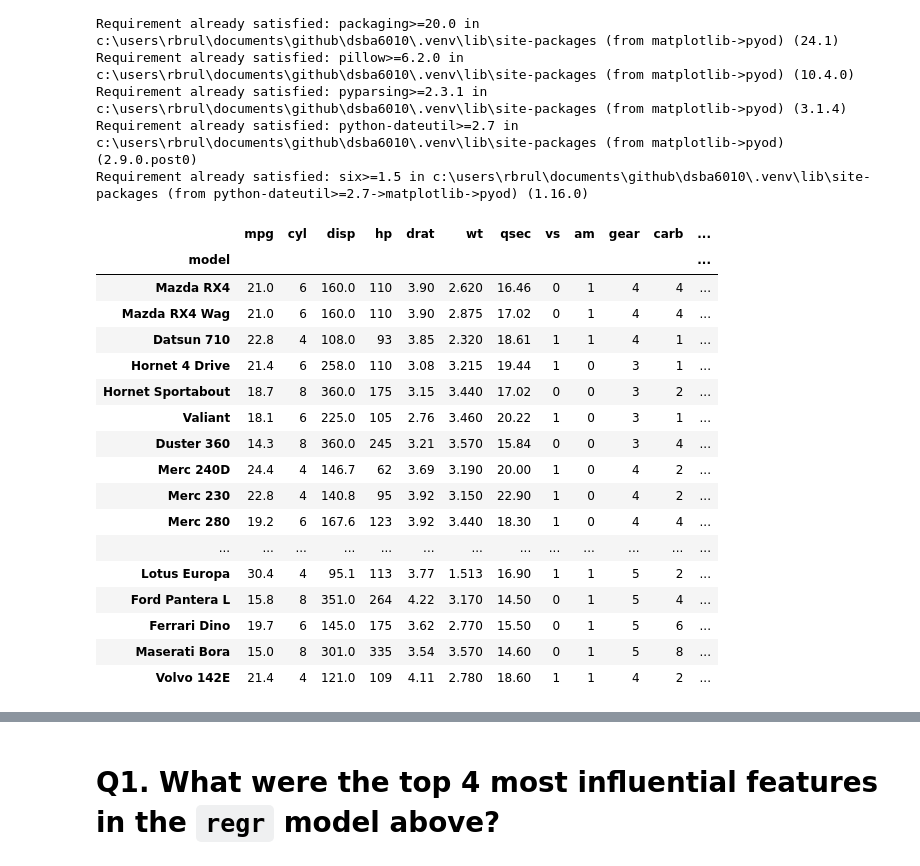
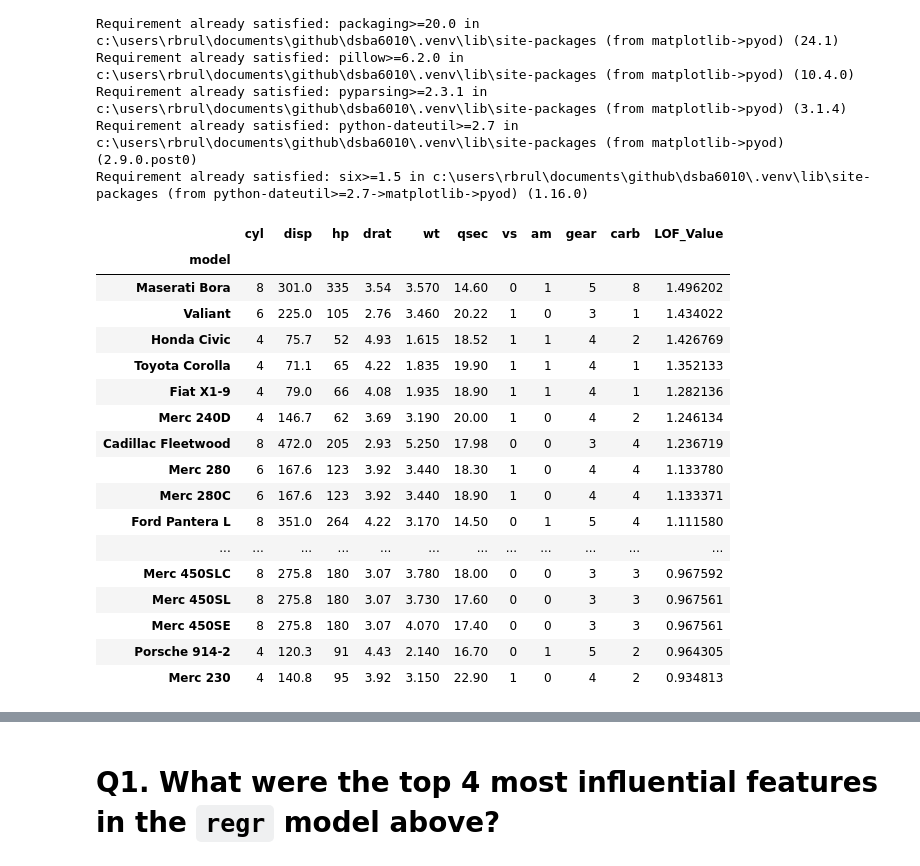
Before and after one commit to EviIius/DSBA6010, a Jupyter notebook: HW1/hw1_outlier_detection_Jake.ipynb, the cells around one changed output, grey strips where cells are left out. Cells and saved outputs as stored; diff of their text form; code cells hidden in the pictures.

```diff
--- a/HW1/hw1_outlier_detection_Jake.ipynb
+++ b/HW1/hw1_outlier_detection_Jake.ipynb
@@ -475,36 +475,39 @@ Requirement already satisfied: six>=1.5 in c:\users\rbrul\documents\github\dsba6
 # %%
 # use LOF (with 5 nearest neighbors) to detection multivariate outliers
 # and eliminate rows with and lof score > 1.3
 from pyod.models.lof import LOF
 
 df4 = df.copy()
 
+X_train, X_test, y_train, y_test = train_test_split(
+    df4.iloc[:,1:], df4.iloc[:,0], test_size=0.1, random_state=42)
+
 # Prepare the LOF model with 5 nearest neighbors
 lof = LOF(n_neighbors=5)
 
 # Fit the LOF model and predict the outliers
-lof.fit(df4)
+lof.fit(X_train)
 lof_scores = lof.decision_scores_
 
 # Add the LOF scores to the dataframe
-df4['LOF_Value'] = lof_scores
-df4
+X_train['LOF_Value'] = lof_scores
+X_train.sort_values('LOF_Value', ascending=False)
 # %% [output]
-|  | mpg | cyl | disp | hp | drat | wt | qsec | vs | am | gear | carb | ... |
-| model |  |  |  |  |  |  |  |  |  |  |  | ... |
-| Mazda RX4 | 21.0 | 6 | 160.0 | 110 | 3.90 | 2.620 | 16.46 | 0 | 1 | 4 | 4 | ... |
-| Mazda RX4 Wag | 21.0 | 6 | 160.0 | 110 | 3.90 | 2.875 | 17.02 | 0 | 1 | 4 | 4 | ... |
-| Datsun 710 | 22.8 | 4 | 108.0 | 93 | 3.85 | 2.320 | 18.61 | 1 | 1 | 4 | 1 | ... |
-| Hornet 4 Drive | 21.4 | 6 | 258.0 | 110 | 3.08 | 3.215 | 19.44 | 1 | 0 | 3 | 1 | ... |
-| Hornet Sportabout | 18.7 | 8 | 360.0 | 175 | 3.15 | 3.440 | 17.02 | 0 | 0 | 3 | 2 | ... |
-| Valiant | 18.1 | 6 | 225.0 | 105 | 2.76 | 3.460 | 20.22 | 1 | 0 | 3 | 1 | ... |
-| Duster 360 | 14.3 | 8 | 360.0 | 245 | 3.21 | 3.570 | 15.84 | 0 | 0 | 3 | 4 | ... |
-| Merc 240D | 24.4 | 4 | 146.7 | 62 | 3.69 | 3.190 | 20.00 | 1 | 0 | 4 | 2 | ... |
-| Merc 230 | 22.8 | 4 | 140.8 | 95 | 3.92 | 3.150 | 22.90 | 1 | 0 | 4 | 2 | ... |
-| Merc 280 | 19.2 | 6 | 167.6 | 123 | 3.92 | 3.440 | 18.30 | 1 | 0 | 4 | 4 | ... |
-| ... | ... | ... | ... | ... | ... | ... | ... | ... | ... | ... | ... | ... |
-| Lotus Europa | 30.4 | 4 | 95.1 | 113 | 3.77 | 1.513 | 16.90 | 1 | 1 | 5 | 2 | ... |
-| Ford Pantera L | 15.8 | 8 | 351.0 | 264 | 4.22 | 3.170 | 14.50 | 0 | 1 | 5 | 4 | ... |
-| Ferrari Dino | 19.7 | 6 | 145.0 | 175 | 3.62 | 2.770 | 15.50 | 0 | 1 | 5 | 6 | ... |
-| Maserati Bora | 15.0 | 8 | 301.0 | 335 | 3.54 | 3.570 | 14.60 | 0 | 1 | 5 | 8 | ... |
-| Volvo 142E | 21.4 | 4 | 121.0 | 109 | 4.11 | 2.780 | 18.60 | 1 | 1 | 4 | 2 | ... |
+|  | cyl | disp | hp | drat | wt | qsec | vs | am | gear | carb | LOF_Value |
+| model |  |  |  |  |  |  |  |  |  |  |  |
+| Maserati Bora | 8 | 301.0 | 335 | 3.54 | 3.570 | 14.60 | 0 | 1 | 5 | 8 | 1.496202 |
+| Valiant | 6 | 225.0 | 105 | 2.76 | 3.460 | 20.22 | 1 | 0 | 3 | 1 | 1.434022 |
+| Honda Civic | 4 | 75.7 | 52 | 4.93 | 1.615 | 18.52 | 1 | 1 | 4 | 2 | 1.426769 |
+| Toyota Corolla | 4 | 71.1 | 65 | 4.22 | 1.835 | 19.90 | 1 | 1 | 4 | 1 | 1.352133 |
+| Fiat X1-9 | 4 | 79.0 | 66 | 4.08 | 1.935 | 18.90 | 1 | 1 | 4 | 1 | 1.282136 |
+| Merc 240D | 4 | 146.7 | 62 | 3.69 | 3.190 | 20.00 | 1 | 0 | 4 | 2 | 1.246134 |
+| Cadillac Fleetwood | 8 | 472.0 | 205 | 2.93 | 5.250 | 17.98 | 0 | 0 | 3 | 4 | 1.236719 |
+| Merc 280 | 6 | 167.6 | 123 | 3.92 | 3.440 | 18.30 | 1 | 0 | 4 | 4 | 1.133780 |
+| Merc 280C | 6 | 167.6 | 123 | 3.92 | 3.440 | 18.90 | 1 | 0 | 4 | 4 | 1.133371 |
+| Ford Pantera L | 8 | 351.0 | 264 | 4.22 | 3.170 | 14.50 | 0 | 1 | 5 | 4 | 1.111580 |
+| ... | ... | ... | ... | ... | ... | ... | ... | ... | ... | ... | ... |
+| Merc 450SLC | 8 | 275.8 | 180 | 3.07 | 3.780 | 18.00 | 0 | 0 | 3 | 3 | 0.967592 |
+| Merc 450SL | 8 | 275.8 | 180 | 3.07 | 3.730 | 17.60 | 0 | 0 | 3 | 3 | 0.967561 |
+| Merc 450SE | 8 | 275.8 | 180 | 3.07 | 4.070 | 17.40 | 0 | 0 | 3 | 3 | 0.967561 |
+| Porsche 914-2 | 4 | 120.3 | 91 | 4.43 | 2.140 | 16.70 | 0 | 1 | 5 | 2 | 0.964305 |
+| Merc 230 | 4 | 140.8 | 95 | 3.92 | 3.150 | 22.90 | 1 | 0 | 4 | 2 | 0.934813 |
```
Also changed, not shown: parts of 14 cells of this notebook.
